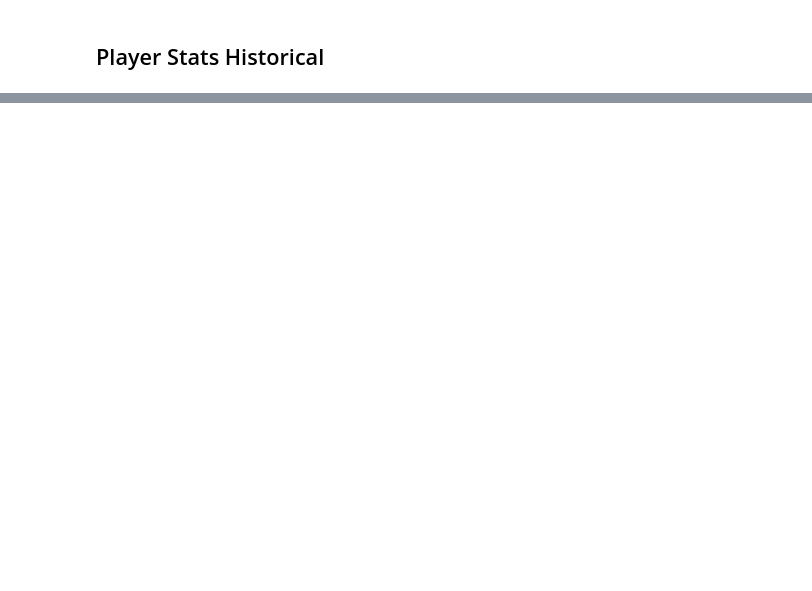
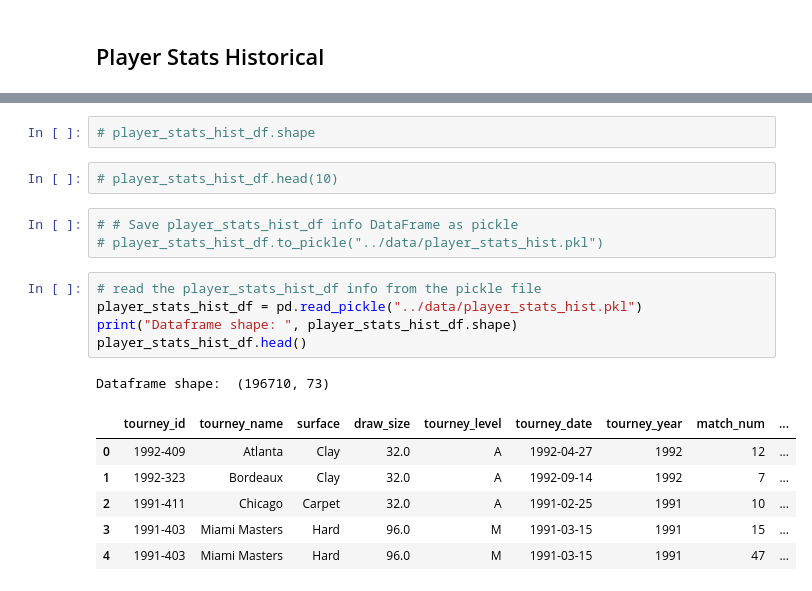
Before and after one commit to FedericoRaimondi/tennis-match-predictor, a Jupyter notebook: notebook/data_engineering.ipynb, the cells around one changed output, grey strips where cells are left out. Cells and saved outputs as stored; diff of their text form; blank space fills up the shorter version.

```diff
--- a/notebook/data_engineering.ipynb
+++ b/notebook/data_engineering.ipynb
@@ -263,0 +372,20 @@ player_stats_hist_df.shape
+# %%
+# player_stats_hist_df.shape
+# %%
+# player_stats_hist_df.head(10)
+# %%
+# # Save player_stats_hist_df info DataFrame as pickle
+# player_stats_hist_df.to_pickle("../data/player_stats_hist.pkl")
+# %%
+# read the player_stats_hist_df info from the pickle file
+player_stats_hist_df = pd.read_pickle("../data/player_stats_hist.pkl")
+print("Dataframe shape: ", player_stats_hist_df.shape)
+player_stats_hist_df.head()
+# %% [output]
+Dataframe shape:  (196710, 73)
+|  | tourney_id | tourney_name | surface | draw_size | tourney_level | tourney_date | tourney_year | match_num | ... |
+| 0 | 1992-409 | Atlanta | Clay | 32.0 | A | 1992-04-27 | 1992 | 12 | ... |
+| 1 | 1992-323 | Bordeaux | Clay | 32.0 | A | 1992-09-14 | 1992 | 7 | ... |
+| 2 | 1991-411 | Chicago | Carpet | 32.0 | A | 1991-02-25 | 1991 | 10 | ... |
+| 3 | 1991-403 | Miami Masters | Hard | 96.0 | M | 1991-03-15 | 1991 | 15 | ... |
+| 4 | 1991-403 | Miami Masters | Hard | 96.0 | M | 1991-03-15 | 1991 | 47 | ... |
```
Also changed, not shown: parts of 35 cells of this notebook, 3 other files.
